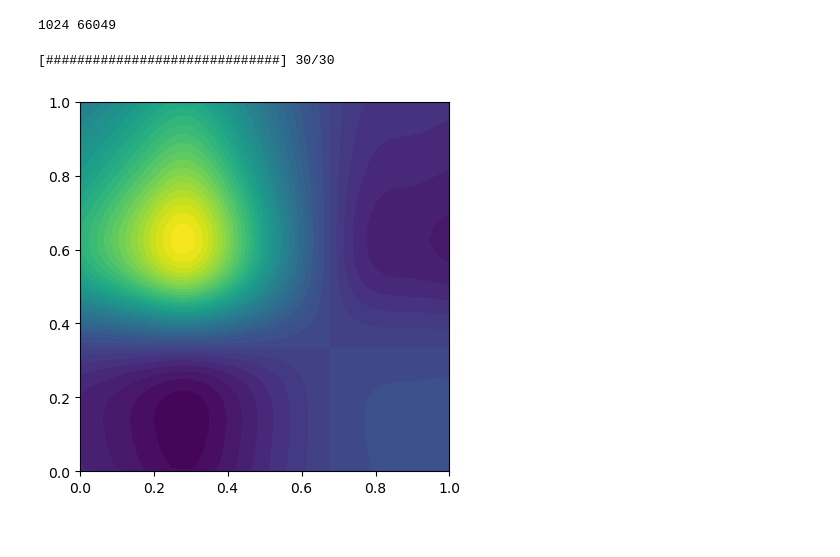
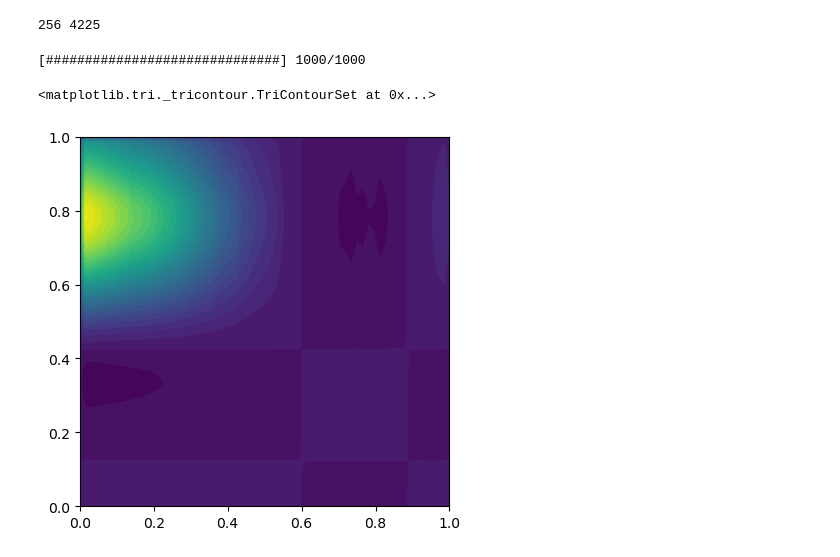
Before and after one commit to EliasSev/masters-thesis, a Jupyter notebook: notebooks/11_conjugate_gradient.ipynb, the cells around one changed output. Drawn from its saved outputs; the diff is of its cells as text; code cells hidden in the pictures.

```diff
--- a/notebooks/11_conjugate_gradient.ipynb
+++ b/notebooks/11_conjugate_gradient.ipynb
@@ -185,26 +274,26 @@ def problem_setup(n, k):
     # Approximate SVD K = U S V^T and weights W
     Uk, Sk, VkT = mfrsvd.mf_rsvd(k=k, seed=SEED)
     w = get_approximate_W(VkT.T, mfrsvd.M_dx)
-    return V_h, y, x, w, mfrsvd
+    return V_h, y, x, f, w, mfrsvd
 
 
-V_h, y, x, w, mfrsvd = problem_setup(n=256, k=5)
+V_h, y, x, f, w, mfrsvd = problem_setup(n=64, k=25)
 
 print(mfrsvd.N_b, mfrsvd.N)
 # %% [output]
-1024 66049
+256 4225
-# %%
-solver = LowRankCGSolver(mfrsvd, x)
-
-x_hat = solver.solve(y, w,
-    lambda_=1e-4,
-    max_iter=30,
-    max_rank=1,
-)
-f_hat = Function(V_h)
-f_hat.vector()[:] = x_hat
-
-plot(f_hat);
-# %% [output]
-[##############################] 30/30
-[figure, removed]
+# %%
+solver = LowRankCGSolver(mfrsvd, x)
+x_hat = solver.solve2(y, w,
+    lambda_=2e-7,
+    max_iter=1000,
+    max_rank=1,
+    rho=0
+)
+f_hat = Function(V_h)
+f_hat.vector()[:] = x_hat
+plot(f_hat)
+# %% [output]
+[##############################] 1000/1000
+<matplotlib.tri._tricontour.TriContourSet at 0x...>
+[figure, added]
```
Also changed, not shown: parts of 6 cells of this notebook.
